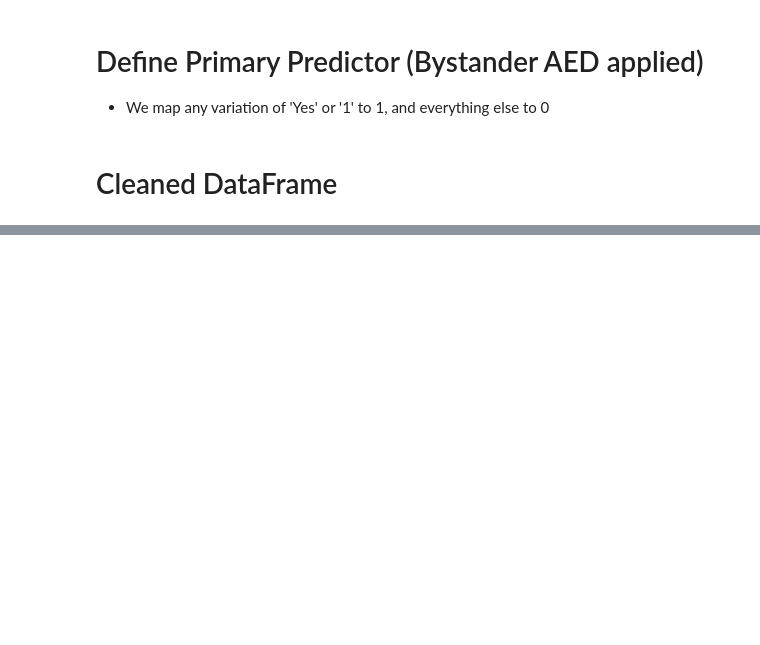
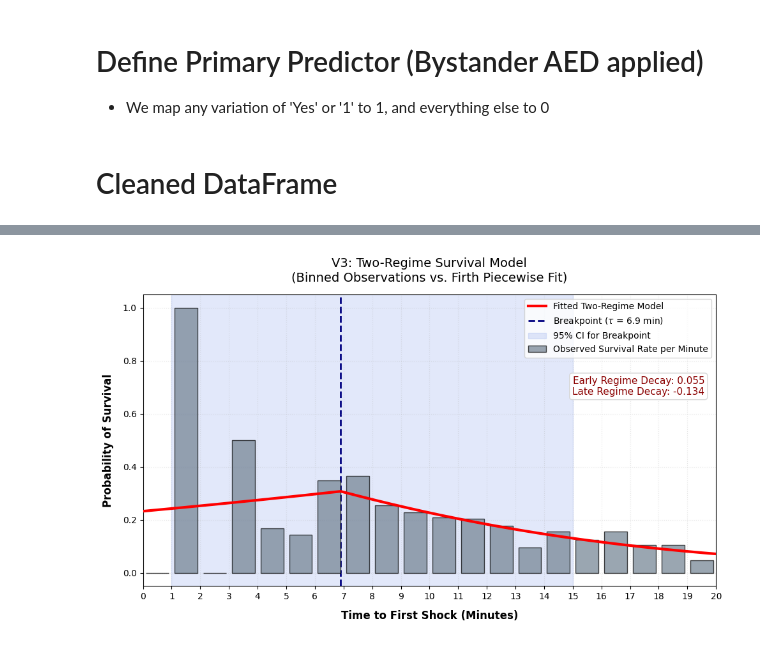
Before and after one commit to axellee1994/AED-OHCA, a Jupyter notebook: src/Survival_Curve_Analysis/Research_Question_1/v3_piecewise_lr.ipynb, the cells around one changed output, grey strips where cells are left out. Saved outputs shown, nothing was run; the diff lists cells and outputs as text; code cells hidden in the pictures; blank space fills up the shorter version.

```diff
--- a/src/Survival_Curve_Analysis/Research_Question_1/v3_piecewise_lr.ipynb
+++ b/src/Survival_Curve_Analysis/Research_Question_1/v3_piecewise_lr.ipynb
@@ -236,0 +123,8 @@ display(v3_final_report)
+# %%
+v3_df = df_clean.copy()
+
+# Sort values to ensure smooth line plotting later
+v3_df = v3_df.sort_values('Time_to_Defib')
+
+X = v3_df['Time_to_Defib'].values
+y_true = v3_df['Survival_Binary'].values
@@ -236,0 +225,80 @@ display(v3_final_report)
+# %%
+plt.figure(figsize=(10, 6))
+
+# ==========================================
+# 1. PLOT REAL DATA AS BINNED PROBABILITIES
+# ==========================================
+# Group data into 1-minute intervals
+bins = np.arange(0, 31, 1)
+v3_df["Time_Bin"] = pd.cut(v3_df["Time_to_Defib"], bins=bins, right=False)
+
+binned_stats = (
+    v3_df.groupby("Time_Bin", observed=False)["Survival_Binary"]
+    .agg(["mean", "count"])
+    .reset_index()
+)
+
+# Midpoint of each 1-minute bin
+binned_stats["Bin_Mid"] = binned_stats["Time_Bin"].apply(lambda x: x.mid).astype(float)
+
+# Remove empty bins
+binned_stats = binned_stats[binned_stats["count"] > 0]
+
+# Bar plot: mean survival rate per minute
+plt.bar(
+    binned_stats["Bin_Mid"],
+    binned_stats["mean"],
+    width=0.8,
+    color="slategray",
+    alpha=0.7,
+    edgecolor="black",
+    label="Observed Survival Rate per Minute",
+    zorder=2,
+)
+
+# ==========================================
+# 2. PLOT THE PIECEWISE LOGISTIC CURVE
+# ==========================================
+X_smooth = np.linspace(0, 30, 500)
+# Manually build the piecewise vars exactly as Firth logistic saw them
+t_before_smooth = np.clip(X_smooth, a_min=None, a_max=tau_est)
+t_after_smooth = np.clip(X_smooth - tau_est, a_min=0, a_max=None)
+
+# Calculate probabilities using the optimal Firth coefficients
+y_linear_smooth = beta0_est + (b_early_est * t_before_smooth) + (b_late_est * t_after_smooth)
+y_smooth = 1 / (1 + np.exp(-y_linear_smooth))
+
+plt.plot(X_smooth, y_smooth, color='red', linewidth=3, zorder=3, label='Fitted Two-Regime Model')
+
+# ==========================================
+# 3. MARK THE BREAKPOINT & CONFIDENCE INTERVAL
+# ==========================================
+plt.axvline(x=tau_est, color='navy', linestyle='--', linewidth=2, zorder=1, label=f'Breakpoint ($\\tau$ = {tau_est:.1f} min)')
+plt.axvspan(tau_ci_low, tau_ci_high, color='royalblue', alpha=0.15, zorder=0, label='95% CI for Breakpoint')
+
+# ==========================================
+# 4. CLEAN ANNOTATIONS & STYLING
+# ==========================================
+plt.xlim(0, 20)
+plt.ylim(-0.05, 1.05)
+plt.xticks(np.arange(0, 21, 1)) # Force ticks to be exactly every 1 min
+plt.xlabel('Time to First Shock (Minutes)', fontsize=12, fontweight='bold', labelpad=10)
+plt.ylabel('Probability of Survival', fontsize=12, fontweight='bold', labelpad=10)
+plt.title('V3: Two-Regime Survival Model\n(Binned Observations vs. Firth Piecewise Fit)', fontsize=14, pad=15)
+
+# Place legend first so we know where it is
+plt.legend(loc='upper right', frameon=True, fontsize=10)
+
+# Move the regime text box right below the legend using relative axes coordinates
+props = dict(boxstyle='round', facecolor='white', alpha=0.9, edgecolor='lightgray')
+plt.text(0.98, 0.72, f"Early Regime Decay: {b_early_est:.3f}\nLate Regime Decay: {b_late_est:.3f}",
+         transform=plt.gca().transAxes, # Use relative axes coords (0 to 1) rather than data coords
+         fontsize=11, color='darkred', ha='right', va='top', bbox=props, zorder=4)
+
+plt.grid(True, alpha=0.3, linestyle=':')
+plt.tight_layout()
+# Save for your presentation
+plt.savefig('V3_Clean_Breakpoint_Model.png', dpi=300)
+plt.show()
+# %% [output]
+[figure, added]
```
Also changed, not shown: parts of 16 cells of this notebook, 1 other file.
